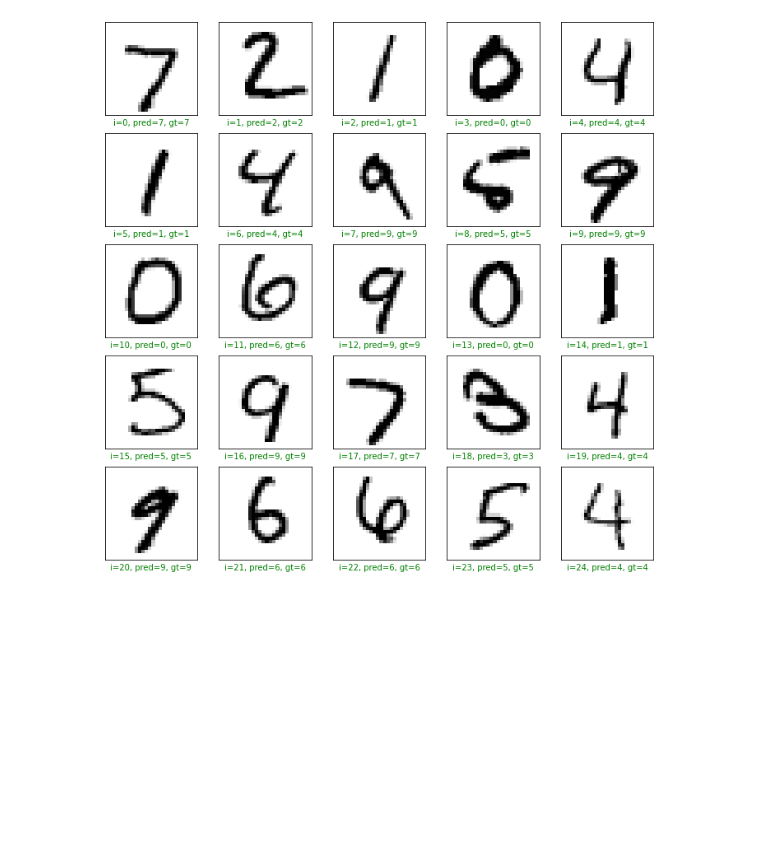
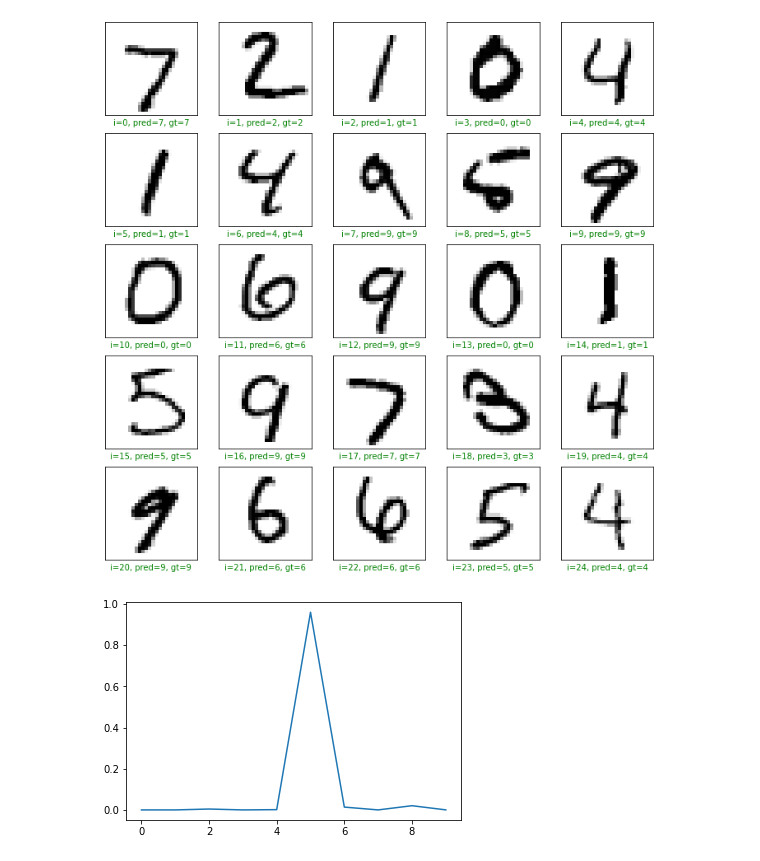
Before and after one commit to AmdPathirana/Image-Classification-with-TensorFlow, a Jupyter notebook: HandWrittenPrediction .ipynb, the cells around one changed output. Saved outputs shown, nothing was run; the diff lists cells and outputs as text; code cells hidden in the pictures; blank space fills up the shorter version.

```diff
--- a/HandWrittenPrediction .ipynb
+++ b/HandWrittenPrediction .ipynb
@@ -246,3 +249,8 @@ for i in range(25):
 plt.show()
 # %% [output]
 [figure]
+# %%
+plt.plot(preds[8])
+plt.show()
+# %% [output]
+[figure, added]
```
Also changed, not shown: parts of 1 cell of this notebook.
